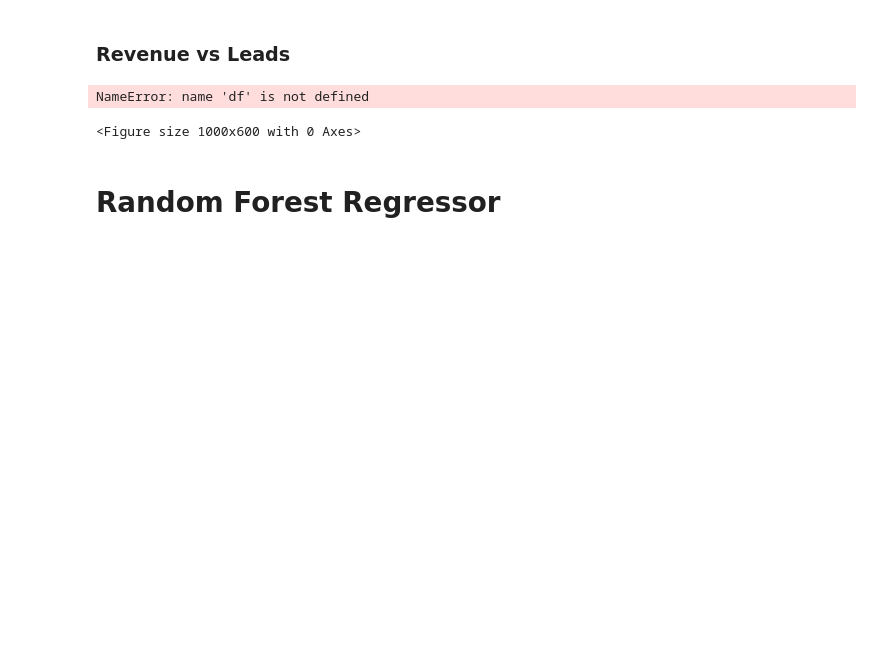
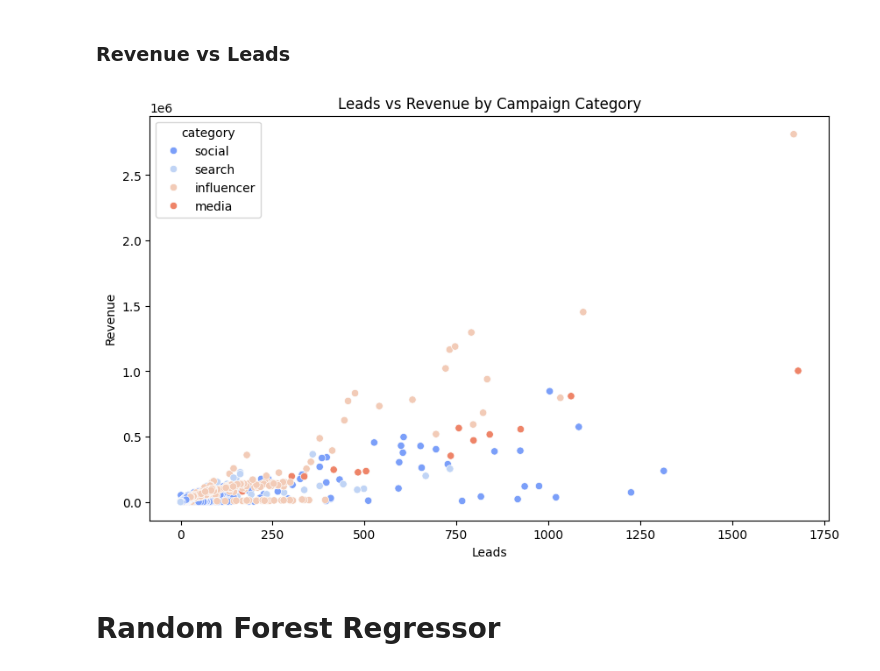
Before and after one commit to ChinSekYi/OpenAYEye, a Jupyter notebook: notebook/roi-model/ROI_model.ipynb, the cells around one changed output. Saved outputs shown, nothing was run; the diff lists cells and outputs as text; code cells hidden in the pictures; blank space fills up the shorter version.

Commit message:
Updated data cleaning & EDA for ROI

```diff
--- a/notebook/roi-model/ROI_model.ipynb
+++ b/notebook/roi-model/ROI_model.ipynb
@@ -234,14 +237,13 @@ plt.show()
 ### Revenue vs Leads
 # %%
 plt.figure(figsize=(10, 6))
-sns.scatterplot(x='leads', y='revenue', data=df, hue='category', palette='coolwarm')
+sns.scatterplot(x='leads', y='revenue', data=df_combined, hue='category', palette='coolwarm')
 plt.title('Leads vs Revenue by Campaign Category')
 plt.xlabel('Leads')
 plt.ylabel('Revenue')
 plt.show()
 # %% [output]
-NameError: name 'df' is not defined
-<Figure size 1000x600 with 0 Axes>
+[figure, added]
 # %% [markdown]
 # Random Forest Regressor
 # %%
```
Also changed, not shown: parts of 2 cells of this notebook.
